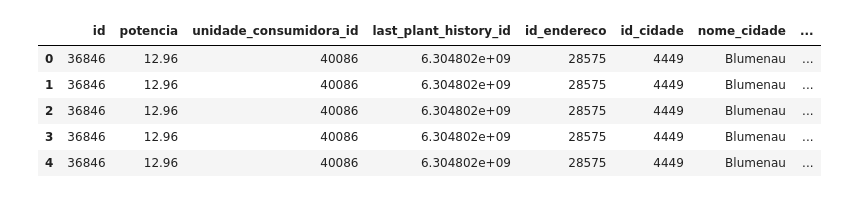
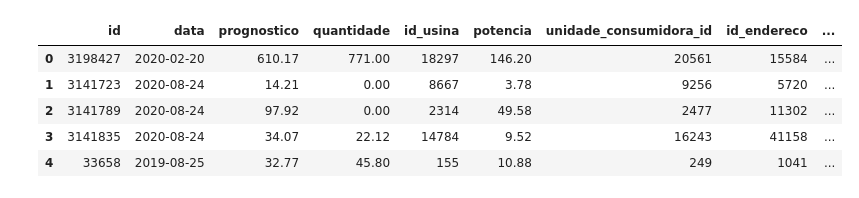
Before and after one commit to Talismar/hackatom, a Jupyter notebook: desafio_4.ipynb, the cells around one changed output. Saved outputs shown, nothing was run; the diff lists cells and outputs as text; code cells hidden in the pictures.

```diff
--- a/desafio_4.ipynb
+++ b/desafio_4.ipynb
@@ -17 +13,13 @@ df_usina_amostra = df_usina.sample(n=100000, random_state=42)
+# %%
+# Removendo os dados ausentes da coluna potencia
+df_usina.dropna(subset=['potencia'], inplace=True)
+
+# Removendo a coluna last_plant_history_id
+df_usina.drop(columns=['last_plant_history_id'], inplace=True)
+# %%
+# Selecionando 100000 dados de amostra
+df_usina_amostra = df_usina.sample(n=25000, random_state=42)
+
+# IDs usinas
+ids_usinas_amostra = df_usina_amostra['id'].tolist()
 # %%
@@ -29,55 +34,51 @@ for chunk in df_geracao:
 
 # Concatenar todos os chunks filtrados em um único DataFrame
 df_geracao_filtrada = pd.concat(geracao_filtrada, ignore_index=True)
+# %%
+df_geracao_filtrada.dropna(subset=['quantidade', 'prognostico'], inplace=True)
 # %%
-# Renomeando coluna nome do DataFrame de cidade para nome_cidade e removendo coluna created_at
 df_cidade.rename(columns={'nome': 'nome_cidade'}, inplace=True, errors='ignore')
 df_cidade.drop(columns=['created_at'], inplace=True, errors='ignore')
 
-# Removendo coluna performance_type_enum e excluindo linhas que possui dados NaN na coluna de performance
 df_usina_historico.drop(columns=['performance_type_enum'], inplace=True, errors='ignore')
 df_usina_historico.dropna(subset=['performance'], inplace=True)
-
-# Removendo linhas que possui dados NaN na coluna last_plant_history_id
-df_usina.dropna(subset=['last_plant_history_id'], inplace=True)
 
 df_unidade_consumidora.dropna(subset=['id_endereco'], inplace=True)
 
 df_endereco.dropna(subset=['id_cidade'], inplace=True)
-df_geracao_filtrada.dropna(inplace=True)
 # %%
 # Unir usina com unidade_consumidora
 df = df_usina_amostra.merge(df_unidade_consumidora, left_on='unidade_consumidora_id', right_on='id', how='inner', suffixes=('', '_unidade_consumidora'))
 df.drop(columns=['id_unidade_consumidora'], inplace=True)
 
 # Unir unidade_consumidora com endereço
 df = df.merge(df_endereco, left_on='id_endereco', right_on='id', how='inner', suffixes=('', '_endereco_2'))
 df.drop(columns=['id_endereco_2'], inplace=True)
 df['id_endereco'] = df['id_endereco'].astype(int)
 
 # Unir endereço com cidade
 df = df.merge(df_cidade, left_on='id_cidade', right_on='id', how='inner', suffixes=('', '_cidade_2'))
 df.drop(columns=['id_cidade_2'], inplace=True)
 df['id_cidade'] = df['id_cidade'].astype(int)
 
 # Unir cidade com estado
 df = df.merge(df_estado, left_on='id_estado', right_on='id', how='inner', suffixes=('', '_estado_2'))
 df.drop(columns=['id_estado_2'], inplace=True)
 
 # Unir usina com usina_historico para obter potência histórica
 df = df.merge(df_usina_historico, left_on='id', right_on='plant_id', how='inner', suffixes=('', '_usina_historico'))
 df.drop(columns=['plant_id'], inplace=True)
 
-# Adicionar dados de geração para a usina
-df = df.merge(df_geracao_filtrada, left_on='id', right_on='id_usina', how='inner', suffixes=('', '_geracao'))
+# Unir geracao com df
+df = pd.merge(df_geracao_filtrada, df, left_on='id_usina', right_on='id', how='inner', suffixes=('', '_geracao'))
 df.drop(columns=['id_geracao'], inplace=True)
 
 df.head()
 # %% [output]
-|  | id | potencia | unidade_consumidora_id | last_plant_history_id | id_endereco | id_cidade | nome_cidade | ... |
-| 0 | 36846 | 12.96 | 40086 | 6.304802e+09 | 28575 | 4449 | Blumenau | ... |
-| 1 | 36846 | 12.96 | 40086 | 6.304802e+09 | 28575 | 4449 | Blumenau | ... |
-| 2 | 36846 | 12.96 | 40086 | 6.304802e+09 | 28575 | 4449 | Blumenau | ... |
-| 3 | 36846 | 12.96 | 40086 | 6.304802e+09 | 28575 | 4449 | Blumenau | ... |
-| 4 | 36846 | 12.96 | 40086 | 6.304802e+09 | 28575 | 4449 | Blumenau | ... |
+|  | id | data | prognostico | quantidade | id_usina | potencia | unidade_consumidora_id | id_endereco | ... |
+| 0 | 3198427 | 2020-02-20 | 610.17 | 771.00 | 18297 | 146.20 | 20561 | 15584 | ... |
+| 1 | 3141723 | 2020-08-24 | 14.21 | 0.00 | 8667 | 3.78 | 9256 | 5720 | ... |
+| 2 | 3141789 | 2020-08-24 | 97.92 | 0.00 | 2314 | 49.58 | 2477 | 11302 | ... |
+| 3 | 3141835 | 2020-08-24 | 34.07 | 22.12 | 14784 | 9.52 | 16243 | 41158 | ... |
+| 4 | 33658 | 2019-08-25 | 32.77 | 45.80 | 155 | 10.88 | 249 | 1041 | ... |
 # %%
```
Also changed, not shown: parts of 3 cells of this notebook, 1 other file.
